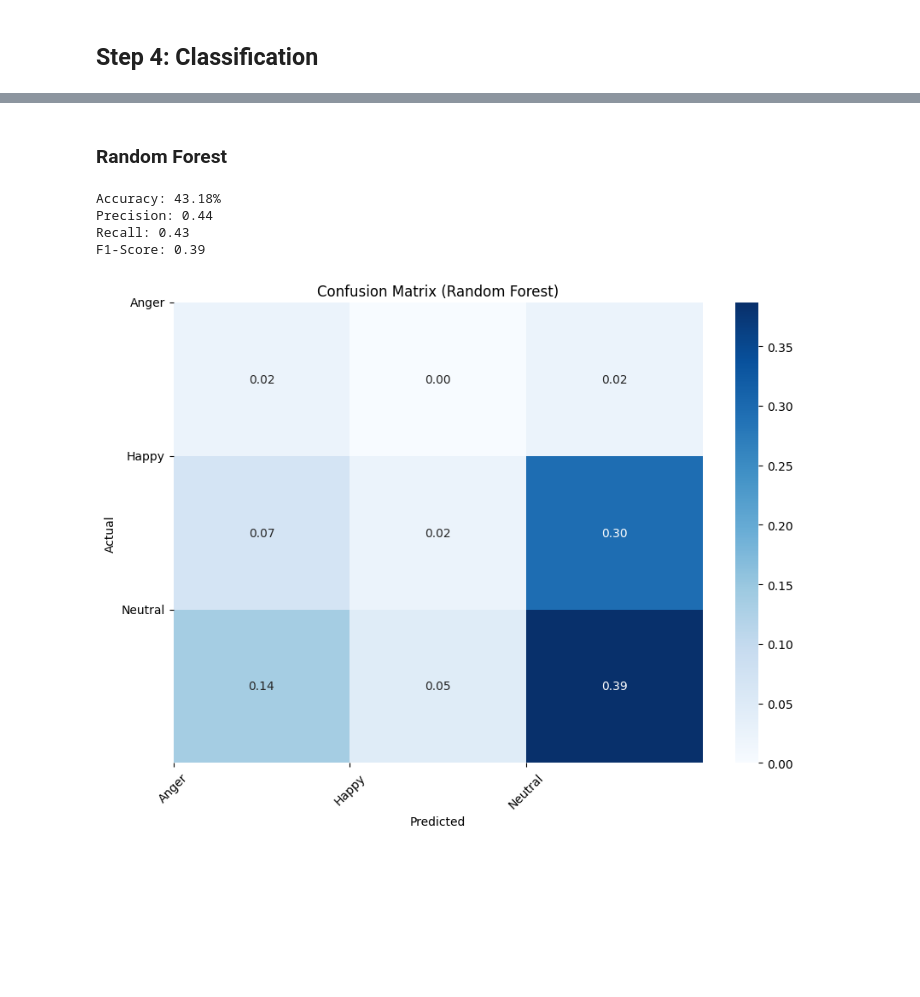
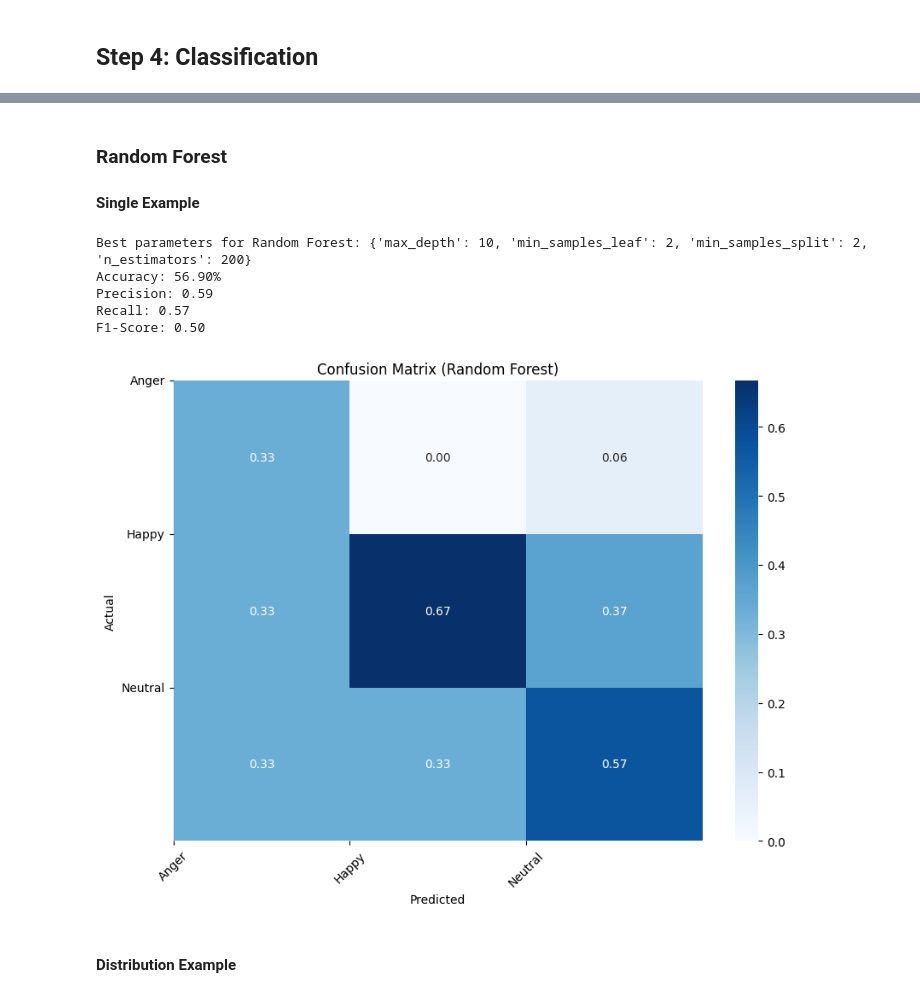
Before and after one commit to denskrlv/PosEmotion, a Jupyter notebook: posemotion.ipynb, the cells around one changed output, grey strips where cells are left out. Drawn from its saved outputs; the diff is of its cells as text; code cells hidden in the pictures; blank space fills up the shorter version.

Commit message:
Cleaned the code in posemotion.ipynb.

```diff
--- a/posemotion.ipynb
+++ b/posemotion.ipynb
@@ -159,10 +162,6 @@ plm_df.head()
 ### Combine all DataFrames
 # %%
 plm_df = pd.read_csv(f"assets/annotations/{category}.csv")
-plm_df_merged = pd.concat([df, plm_df], axis=1)
-print("plm_df_merged shape:", plm_df_merged.shape)
-
-combined_df = pd.concat([plm_df_merged], axis=0).reset_index(drop=True)
-print("combined_df shape:", combined_df.shape)
+combined_df = pd.concat([df, plm_df], axis=1).reset_index(drop=True)
 combined_df.head()
 # %% [output]
@@ -180,18 +177,15 @@ combined_df shape: (8087, 60)
 
 According to [Wei Tang](https://www.mdpi.com/1424-8220/22/11/4245), frames in which body parts were occluded or lost were excluded from further analysis, because the skeletons in these frames could not be detected correctly using the current 2D pose estimation algorithm. The necessary body parts will be determined as torso, left and right hands. The position of head and legs will be ommited.
 # %%
-# Remove all columns that represent legs
 columns_drop = combined_df.columns[combined_df.columns.get_loc('right_hip_Z')+1:]
 cleaned_df = combined_df.drop(columns=columns_drop)
 
-# Remove rows that have NaN values in all necessary body parts
 body_parts = cleaned_df.columns[cleaned_df.columns.get_loc('right_ear_Z')+1:]
 cleaned_df = cleaned_df.dropna(subset=body_parts, how='all')
 
-cleaned_df[body_parts] = cleaned_df[body_parts].fillna(cleaned_df[body_parts].mean())
-# interpolate_columns = cleaned_df.columns[cleaned_df.columns.get_loc('Person Id')+1:]
-# cleaned_df[interpolate_columns] = cleaned_df[interpolate_columns].interpolate(method='linear', axis=1)
 cleaned_df = cleaned_df.reset_index(drop=True)
+interpolate_columns = cleaned_df.columns[cleaned_df.columns.get_loc('Person Id')+1:]
+cleaned_df = ms.interpolate(cleaned_df, interpolate_columns)
 
 print("cleaned_df shape:", cleaned_df.shape)
 cleaned_df.head()
@@ -273,7 +238,8 @@ Emotion count: {'Happy': 13, 'Sad': 0, 'Fear': 0, 'Surprise': 0, 'Disgust': 0, '
 ### Prepare data to cluster
 # %%
 features = {}
-pairs = ["nose", "left_shoulder", "right_shoulder", "left_elbow", "right_elbow", "left_wrist", "right_wrist"]
+pairs = ["nose", "left_eye", "right_eye", "left_mouth", "right_mouth", "left_shoulder",
+         "right_shoulder", "left_elbow", "right_elbow", "left_wrist", "right_wrist"]
 
 for i in range(len(norm_segments)):
     feature = norm_segments[i].get_vectors(pairs=pairs)
@@ -369,7 +317,7 @@ plt.show()
 # %%
 RANDOM_STATE = 42
 NUM_CLASSES = 3
-TEST_SIZE = 0.15
+TEST_SIZE = 0.2
 
 scaler = StandardScaler()
 label_encoder = LabelEncoder()
@@ -437,34 +531,48 @@ F1-Score: 0.62
 # %% [markdown]
 ### Random Forest
+
+#### Single Example
 # %%
+param_grid = {
+    'n_estimators': [100, 200, 300],
+    'max_depth': [None, 10, 20, 30],
+    'min_samples_split': [2, 5, 10],
+    'min_samples_leaf': [1, 2, 4]
+}
+
 rf = RandomForestClassifier(random_state=RANDOM_STATE)
-rf.fit(X_resampled, y_resampled)
-y_pred = rf.predict(X_test)
+grid_search = GridSearchCV(estimator=rf, param_grid=param_grid, cv=3, n_jobs=-1, verbose=0)
+grid_search.fit(X_resampled, y_resampled)
+rf_pred = grid_search.predict(X_test)
 
-accuracy = accuracy_score(y_test, y_pred)
-precision = precision_score(y_test, y_pred, average='weighted')
-recall = recall_score(y_test, y_pred, average='weighted')
-f1 = f1_score(y_test, y_pred, average='weighted')
+accuracy = accuracy_score(y_test, rf_pred)
+precision = precision_score(y_test, rf_pred, average='weighted')
+recall = recall_score(y_test, rf_pred, average='weighted')
+f1 = f1_score(y_test, rf_pred, average='weighted')
 
+print(f"Best parameters for Random Forest:", grid_search.best_params_)
 print(f"Accuracy: {accuracy * 100:.2f}%")
 print(f'Precision: {precision:.2f}')
 print(f'Recall: {recall:.2f}')
 print(f'F1-Score: {f1:.2f}')
 
-cm = confusion_matrix(y_test, y_pred)
-cm_normalized = cm.astype('float') / cm.sum()
+cm = confusion_matrix(y_test, rf_pred)
+cm_normalized = cm.astype('float') / cm.sum(axis=0)
 
 plt.figure(figsize=(10,7))
 sns.heatmap(cm_normalized, annot=True, fmt=".2f", cmap="Blues")
 plt.ylabel('Actual')
 plt.xlabel('Predicted')
 plt.title('Confusion Matrix (Random Forest)')
 plt.xticks(ticks=np.arange(NUM_CLASSES), labels=label_encoder.classes_, rotation=45)
 plt.yticks(ticks=np.arange(NUM_CLASSES), labels=label_encoder.classes_, rotation=0)
 plt.show()
 # %% [output]
-Accuracy: 43.18%
-Precision: 0.44
-Recall: 0.43
-F1-Score: 0.39
+Best parameters for Random Forest: {'max_depth': 10, 'min_samples_leaf': 2, 'min_samples_split': 2, 'n_estimators': 200}
+Accuracy: 56.90%
+Precision: 0.59
+Recall: 0.57
+F1-Score: 0.50
-[figure, old version]
+[figure, new version]
+# %% [markdown]
+#### Distribution Example
```
Also changed, not shown: parts of 27 cells of this notebook, 6 other files.
